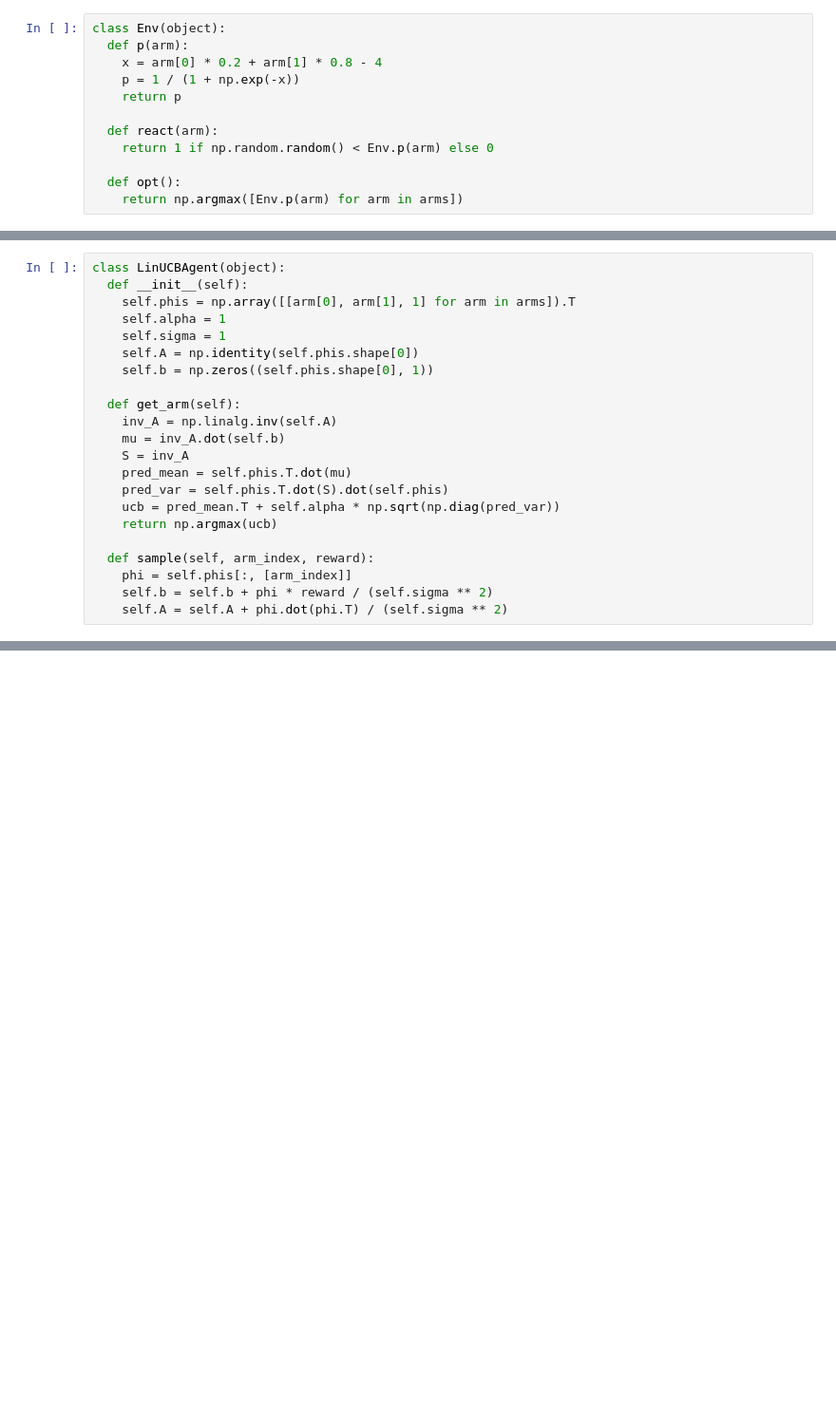
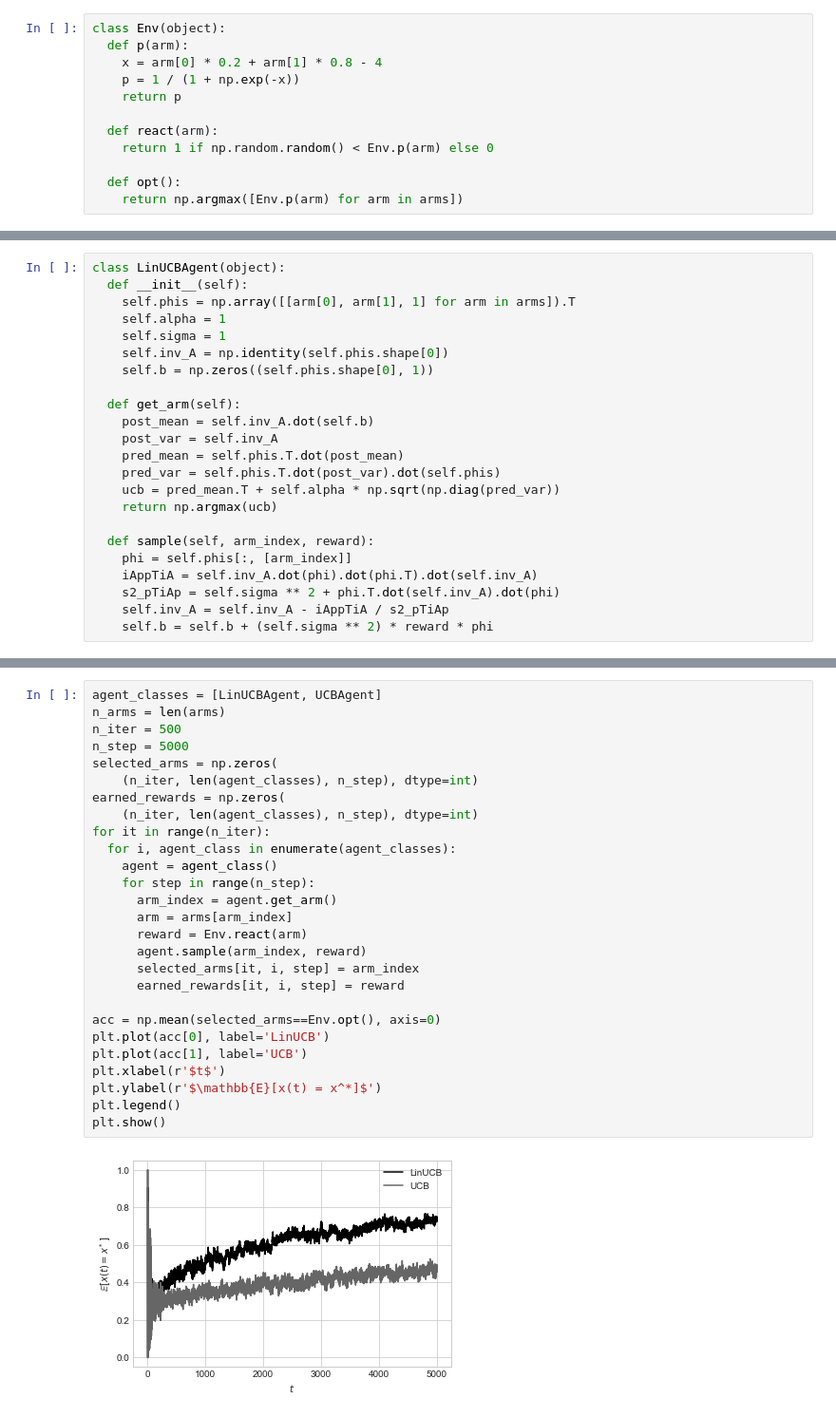
Before and after one commit to po3rin/python_playground, a Jupyter notebook: multi-armed-bandit/mab2.ipynb, the cells around one changed output, grey strips where cells are left out. Shown at 95% size. Saved outputs shown, nothing was run; the diff lists cells and outputs as text; blank space fills up the shorter version.

```diff
--- a/multi-armed-bandit/mab2.ipynb
+++ b/multi-armed-bandit/mab2.ipynb
@@ -36,19 +26,20 @@ class LinUCBAgent(object):
     self.phis = np.array([[arm[0], arm[1], 1] for arm in arms]).T
     self.alpha = 1
     self.sigma = 1
-    self.A = np.identity(self.phis.shape[0])
+    self.inv_A = np.identity(self.phis.shape[0])
     self.b = np.zeros((self.phis.shape[0], 1))
 
   def get_arm(self):
-    inv_A = np.linalg.inv(self.A)
-    mu = inv_A.dot(self.b)
-    S = inv_A
-    pred_mean = self.phis.T.dot(mu)
-    pred_var = self.phis.T.dot(S).dot(self.phis)
+    post_mean = self.inv_A.dot(self.b)
+    post_var = self.inv_A
+    pred_mean = self.phis.T.dot(post_mean)
+    pred_var = self.phis.T.dot(post_var).dot(self.phis)
     ucb = pred_mean.T + self.alpha * np.sqrt(np.diag(pred_var))
     return np.argmax(ucb)
 
   def sample(self, arm_index, reward):
     phi = self.phis[:, [arm_index]]
-    self.b = self.b + phi * reward / (self.sigma ** 2)
-    self.A = self.A + phi.dot(phi.T) / (self.sigma ** 2)
+    iAppTiA = self.inv_A.dot(phi).dot(phi.T).dot(self.inv_A)
+    s2_pTiAp = self.sigma ** 2 + phi.T.dot(self.inv_A).dot(phi)
+    self.inv_A = self.inv_A - iAppTiA / s2_pTiAp
+    self.b = self.b + (self.sigma ** 2) * reward * phi
@@ -54,0 +71,29 @@ class LinUCBAgent(object):
+# %%
+agent_classes = [LinUCBAgent, UCBAgent]
+n_arms = len(arms)
+n_iter = 500
+n_step = 5000
+selected_arms = np.zeros(
+    (n_iter, len(agent_classes), n_step), dtype=int)
+earned_rewards = np.zeros(
+    (n_iter, len(agent_classes), n_step), dtype=int)
+for it in range(n_iter):
+  for i, agent_class in enumerate(agent_classes):
+    agent = agent_class()
+    for step in range(n_step):
+      arm_index = agent.get_arm()
+      arm = arms[arm_index]
+      reward = Env.react(arm)
+      agent.sample(arm_index, reward)
+      selected_arms[it, i, step] = arm_index
+      earned_rewards[it, i, step] = reward
+
+acc = np.mean(selected_arms==Env.opt(), axis=0)
+plt.plot(acc[0], label='LinUCB')
+plt.plot(acc[1], label='UCB')
+plt.xlabel(r'$t$')
+plt.ylabel(r'$\mathbb{E}[x(t) = x^*]$')
+plt.legend()
+plt.show()
+# %% [output]
+[figure, added]
```
Also changed, not shown: parts of 3 cells of this notebook.
